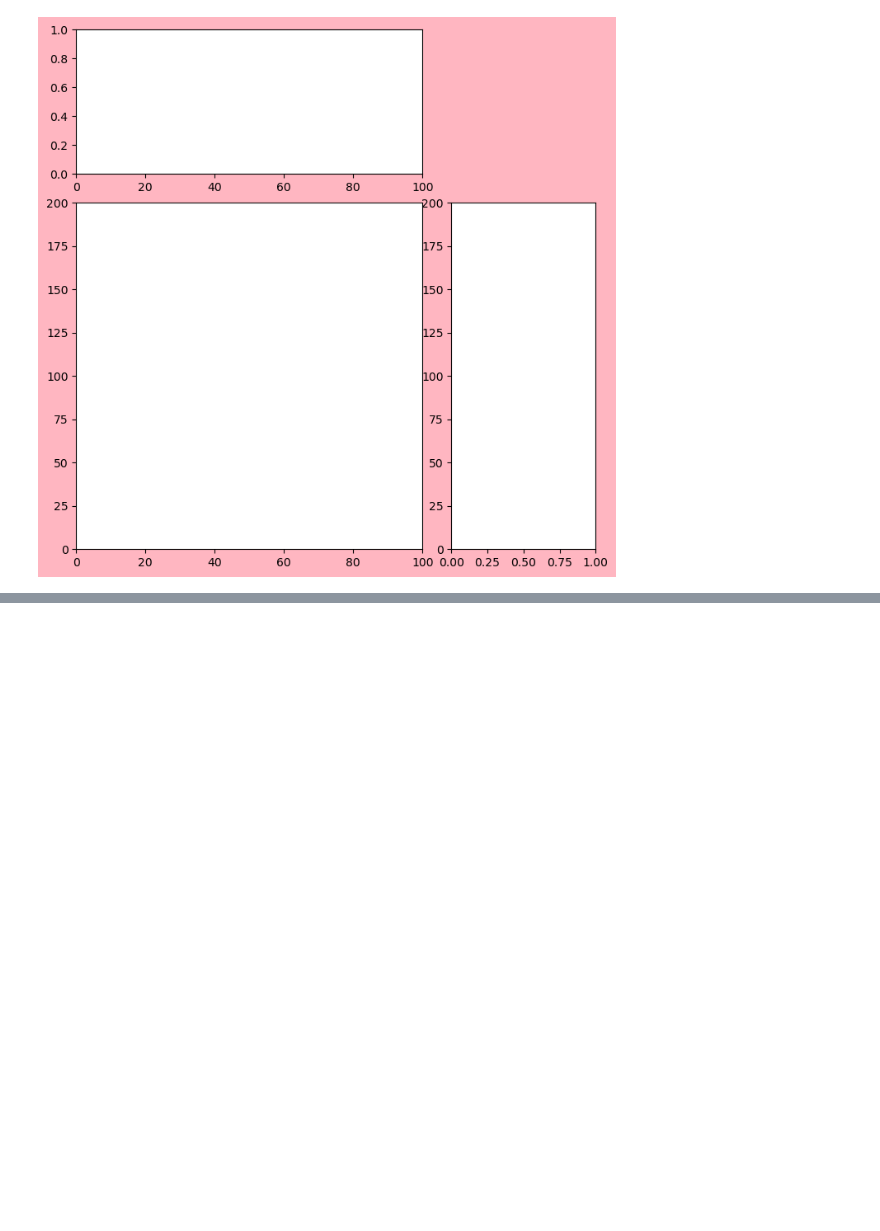
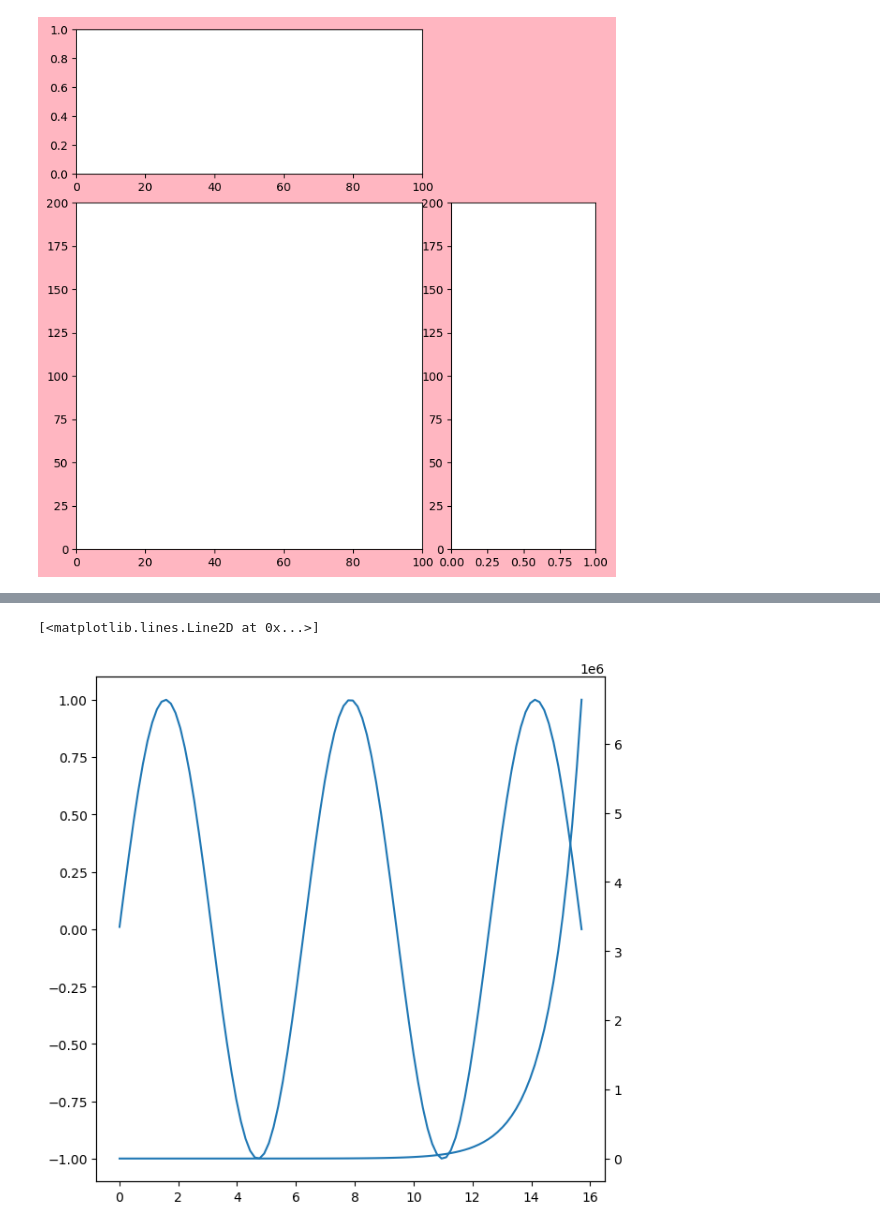
Before and after one commit to scarypillowz/Matplotlib, a Jupyter notebook: axis 커스터마이징.ipynb, the cells around one changed output, grey strips where cells are left out. Cells and saved outputs as stored; diff of their text form; code cells hidden in the pictures; blank space fills up the shorter version.

Commit message:
기초(7) ax.twinx, ax.set_yscale

```diff
--- a/axis 공유.ipynb
+++ b/axis 커스터마이징.ipynb
@@ -253,0 +263,14 @@ fig.subplots_adjust(hspace=0.2, wspace=0.01)
+# %%
+PI = np.pi
+t = np.linspace(0.01, 5*PI, 100)
+sin = np.sin(t)
+exp = np.exp(t)
+
+fig = plt.figure(figsize=(7, 7))
+ax1 = fig.add_subplot()
+ax1.plot(t, sin)
+ax2 = ax1.twinx()
+ax2.plot(t, exp)
+# %% [output]
+[<matplotlib.lines.Line2D at 0x...>]
+[figure, added]
```
Also changed, not shown: parts of 21 cells of this notebook.
